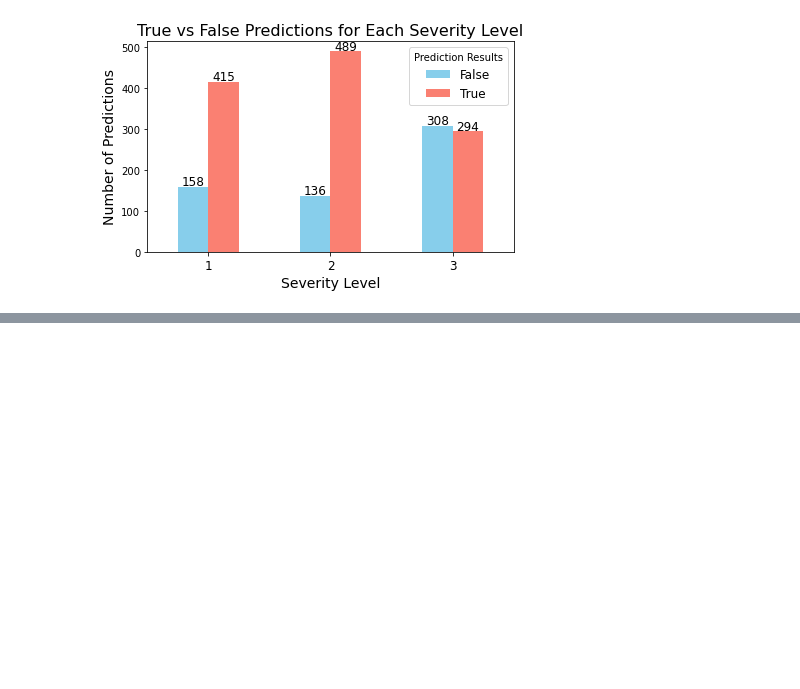
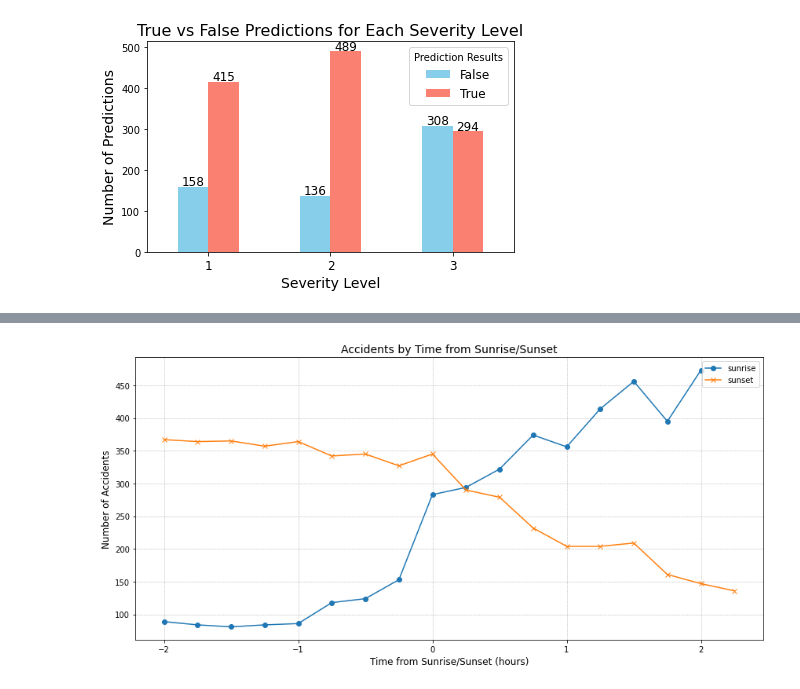
Before and after one commit to hoangttrang/eda-final, a Jupyter notebook: 01-Car-Accident-Analysis.ipynb, the cells around one changed output, grey strips where cells are left out. Cells and saved outputs as stored; diff of their text form; code cells hidden in the pictures; blank space fills up the shorter version.

Commit message:
merge sunrise notebook with 01

```diff
--- a/01-Car-Accident-Analysis.ipynb
+++ b/01-Car-Accident-Analysis.ipynb
@@ -598,0 +734,3 @@ plt.show()
+# %%
+# filter out the data that is not on highways
+accidents_data = accidents_data[accidents_data['highway_direction'] != 'No_Details']
@@ -598,0 +746,4 @@ plt.show()
+# %%
+# seprate the date and time from the start time column
+accidents_data["date"] = pd.to_datetime(accidents_data["Start_Time"]).dt.date
+accidents_data["time"] = pd.to_datetime(accidents_data["Start_Time"]).dt.time
@@ -598,0 +851,36 @@ plt.show()
+# %%
+# now let's visualize the data by plotting the number of accidents in each segment
+# create a line plot with X axis as the time segment and Y axis as the number of accidents for both sunrise and sunset
+# Group the data by sunrise segment and count the number of accidents in each segment
+sunrise_counts = accidents_data['sunrise_segment'].value_counts().sort_index()
+
+# Group the data by sunset segment and count the number of accidents in each segment
+sunset_counts = accidents_data['sunset_segment'].value_counts().sort_index()
+
+plt.figure(figsize=(12, 6))  # Larger figure size for better readability
+
+# Improved line plots with markers and smoother lines (if applicable)
+plt.plot(sunrise_counts.index, sunrise_counts.values, label='sunrise', marker='o', linestyle='-', color='C0')
+plt.plot(sunset_counts.index, sunset_counts.values, label='sunset', marker='x', linestyle='-', color='C1')
+
+# Adding a legend with a non-obstructive placement
+plt.legend(loc='upper right')
+
+# Adding a grid for readability
+plt.grid(True, which='both', linestyle='--', linewidth=0.5)
+
+# Adding labels and title with improved font sizes
+plt.xlabel('Time from Sunrise/Sunset (hours)', fontsize=12)
+plt.ylabel('Number of Accidents', fontsize=12)
+plt.title('Accidents by Time from Sunrise/Sunset', fontsize=14)
+
+# Improving the layout to prevent clipping of the xlabel
+plt.tight_layout()
+
+# Save the plot
+plt.savefig('./graph/accidents_by_time_from_sunrise_sunset.png', dpi=300)
+
+# Showing the plot with enhancements
+plt.show()
+# %% [output]
+[figure, added]
```
Also changed, not shown: parts of 27 cells of this notebook, 1 other file.
